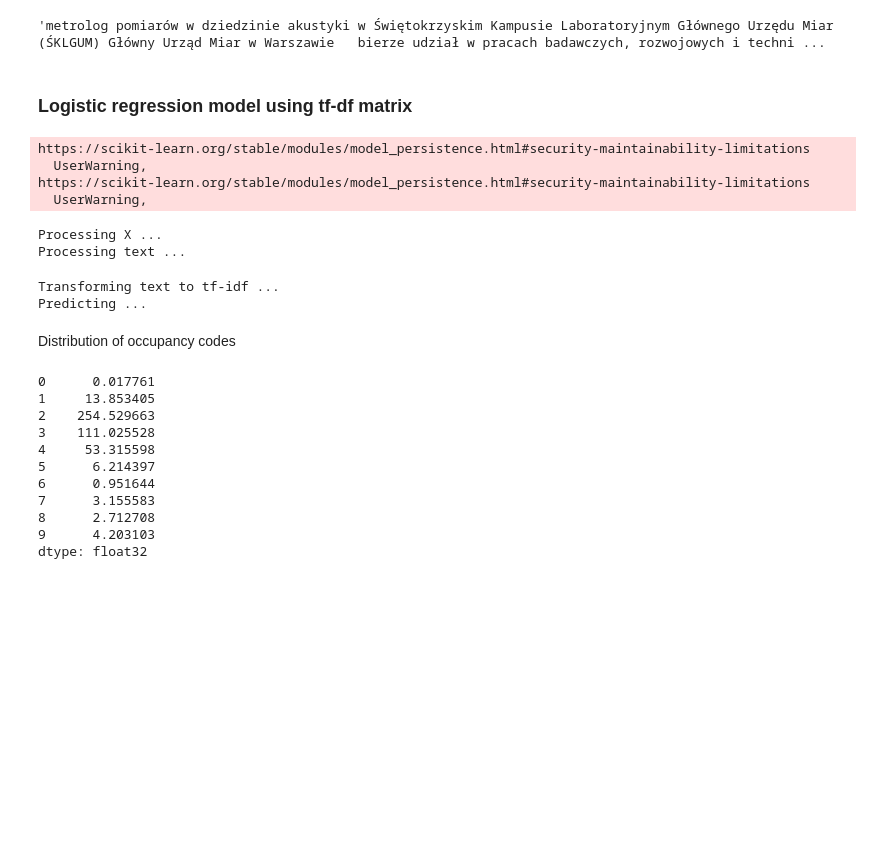
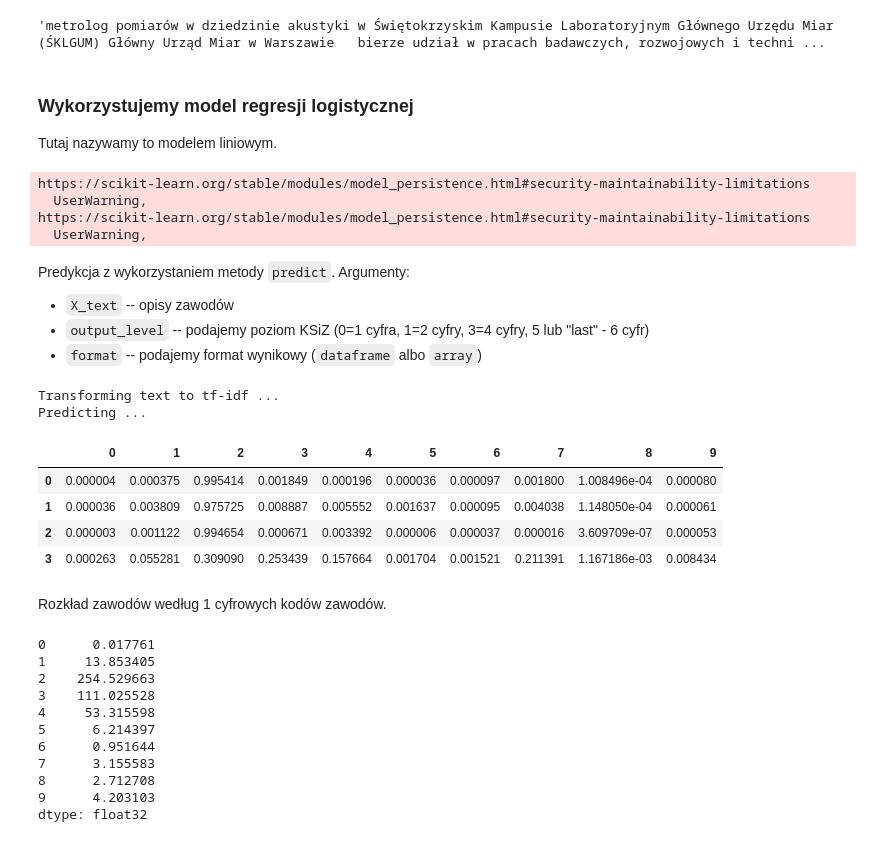
Before and after one commit to ONLABSPL/job-ads-classifier, a Jupyter notebook: job_classification_examples_polski.ipynb, the cells around one changed output. Cells and saved outputs as stored; diff of their text form; code cells hidden in the pictures; blank space fills up the shorter version.

```diff
--- a/job_classification_examples_polski.ipynb
+++ b/job_classification_examples_polski.ipynb
@@ -139,8 +144,10 @@ kprm_df[["unid", "nazwa_firmy", "stanowisko", "do_spraw", "poledodatkowelista1",
 kprm_df.desc[0]
 # %% [output]
 'metrolog pomiarów w dziedzinie akustyki w Świętokrzyskim Kampusie Laboratoryjnym Głównego Urzędu Miar (ŚKLGUM) Główny Urząd Miar w Warszawie   bierze udział w pracach badawczych, rozwojowych i techni ...
-# %% [markdown]
-### Logistic regression model using tf-df matrix
+# %% [markdown]
+### Wykorzystujemy model regresji logistycznej
+
+Tutaj nazywamy to modelem liniowym.
 # %%
 model_paper_linear = LinearJobOffersClassifier()
 model_paper_linear.load(f"{models_dir}/linear_model")
@@ -149,19 +156,29 @@ https://scikit-learn.org/stable/modules/model_persistence.html#security-maintain
   UserWarning,
 https://scikit-learn.org/stable/modules/model_persistence.html#security-maintainability-limitations
   UserWarning,
+# %% [markdown]
+Predykcja z wykorzystaniem metody `predict`. Argumenty:
++ `X_text` -- opisy zawodów
++ `output_level` -- podajemy poziom KSiZ (0=1 cyfra, 1=2 cyfry, 3=4 cyfry, 5 lub "last" - 6 cyfr)
++ `format` -- podajemy format wynikowy (`dataframe` albo `array`)
 # %%
 kprm_df_zaw1 = model_paper_linear.predict(
     X_text=list(kprm_df["desc"]),
     output_level=0,
     format="dataframe"
 )
+
+kprm_df_zaw1.head(n=4)
 # %% [output]
-Processing X ...
-Processing text ...
+Transforming text to tf-idf ...
+Predicting ...
-Transforming text to tf-idf ...
-Predicting ...
+|  | 0 | 1 | 2 | 3 | 4 | 5 | 6 | 7 | 8 | 9 |
+| 0 | 0.000004 | 0.000375 | 0.995414 | 0.001849 | 0.000196 | 0.000036 | 0.000097 | 0.001800 | 1.008496e-04 | 0.000080 |
+| 1 | 0.000036 | 0.003809 | 0.975725 | 0.008887 | 0.005552 | 0.001637 | 0.000095 | 0.004038 | 1.148050e-04 | 0.000061 |
+| 2 | 0.000003 | 0.001122 | 0.994654 | 0.000671 | 0.003392 | 0.000006 | 0.000037 | 0.000016 | 3.609709e-07 | 0.000053 |
+| 3 | 0.000263 | 0.055281 | 0.309090 | 0.253439 | 0.157664 | 0.001704 | 0.001521 | 0.211391 | 1.167186e-03 | 0.008434 |
-# %% [markdown]
-Distribution of occupancy codes
+# %% [markdown]
+Rozkład zawodów według 1 cyfrowych kodów zawodów.
 # %%
 np.sum(kprm_df_zaw1, axis=0)
 # %% [output]
```
Also changed, not shown: parts of 40 cells of this notebook.
